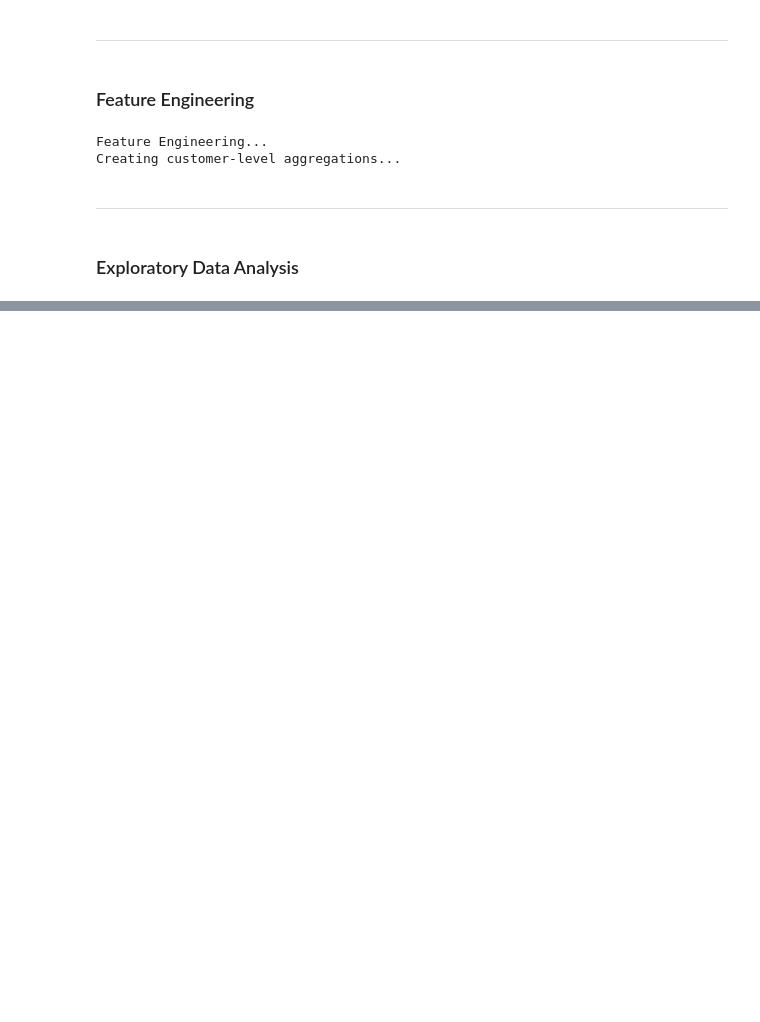
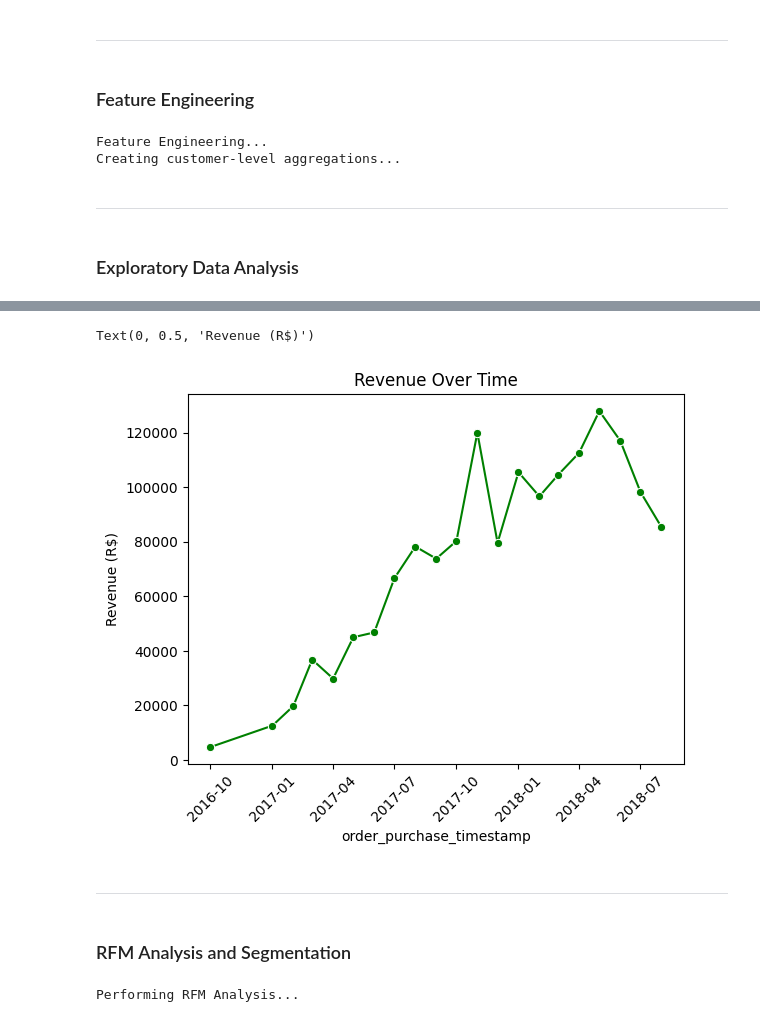
Before and after one commit to nitcode-cyber/e-commerce-capstone, a Jupyter notebook: jupyter_notebooks/MAIN.ipynb, the cells around one changed output, grey strips where cells are left out. Saved outputs shown, nothing was run; the diff lists cells and outputs as text; code cells hidden in the pictures; blank space fills up the shorter version.

```diff
--- a/jupyter_notebooks/MAIN.ipynb
+++ b/jupyter_notebooks/MAIN.ipynb
@@ -717,0 +1033,14 @@ Creating customer-level aggregations...
+# %%
+# Step 1: Aggregate revenue by month
+monthly_revenue = master_df.groupby(master_df['order_purchase_timestamp'].dt.to_period('M'))['payment_value'].sum().reset_index()
+monthly_revenue['order_purchase_timestamp'] = monthly_revenue['order_purchase_timestamp'].dt.to_timestamp()
+
+# Step 2: Plot using Seaborn
+
+sns.lineplot(data=monthly_revenue, x='order_purchase_timestamp', y='payment_value', marker='o', color='green')
+plt.title('Revenue Over Time')
+plt.xticks(rotation=45)
+plt.ylabel('Revenue (R$)')
+# %% [output]
+Text(0, 0.5, 'Revenue (R$)')
+[figure, added]
@@ -717,0 +1064,37 @@ Creating customer-level aggregations...
+# %% [markdown]
+---
+# %% [markdown]
+### RFM Analysis and Segmentation
+# %%
+print("\nPerforming RFM Analysis...")
+
+# Calculate RFM quintiles
+customer_metrics['R_score'] = pd.qcut(customer_metrics['recency'], 5, labels=[5,4,3,2,1])
+customer_metrics['F_score'] = pd.qcut(customer_metrics['frequency'].rank(method='first'), 5, labels=[1,2,3,4,5])
+customer_metrics['M_score'] = pd.qcut(customer_metrics['monetary'], 5, labels=[1,2,3,4,5])
+
+# Combine RFM scores
+customer_metrics['RFM_Score'] = (customer_metrics['R_score'].astype(str) +
+                                customer_metrics['F_score'].astype(str) +
+                                customer_metrics['M_score'].astype(str))
+
+# Define customer segments
+def segment_customers(row):
+    if row['RFM_Score'] in ['555', '554', '544', '545', '454', '455', '445']:
+        return 'Champions'
+    elif row['RFM_Score'] in ['543', '444', '435', '355', '354', '345', '344', '335']:
+        return 'Loyal Customers'
+    elif row['RFM_Score'] in ['553', '551', '552', '541', '542', '533', '532', '531', '452', '451']:
+        return 'Potential Loyalists'
+    elif row['RFM_Score'] in ['512', '511', '422', '421', '412', '411', '311']:
+        return 'New Customers'
+    elif row['RFM_Score'] in ['155', '154', '144', '214', '215', '115', '114']:
+        return 'At Risk'
+    elif row['RFM_Score'] in ['331', '321', '231', '241', '251']:
+        return 'Need Attention'
+    else:
+        return 'Others'
+
+customer_metrics['Customer_Segment'] = customer_metrics.apply(segment_customers, axis=1)
+# %% [output]
+Performing RFM Analysis...
```
Also changed, not shown: parts of 31 cells of this notebook, 5 other files.
